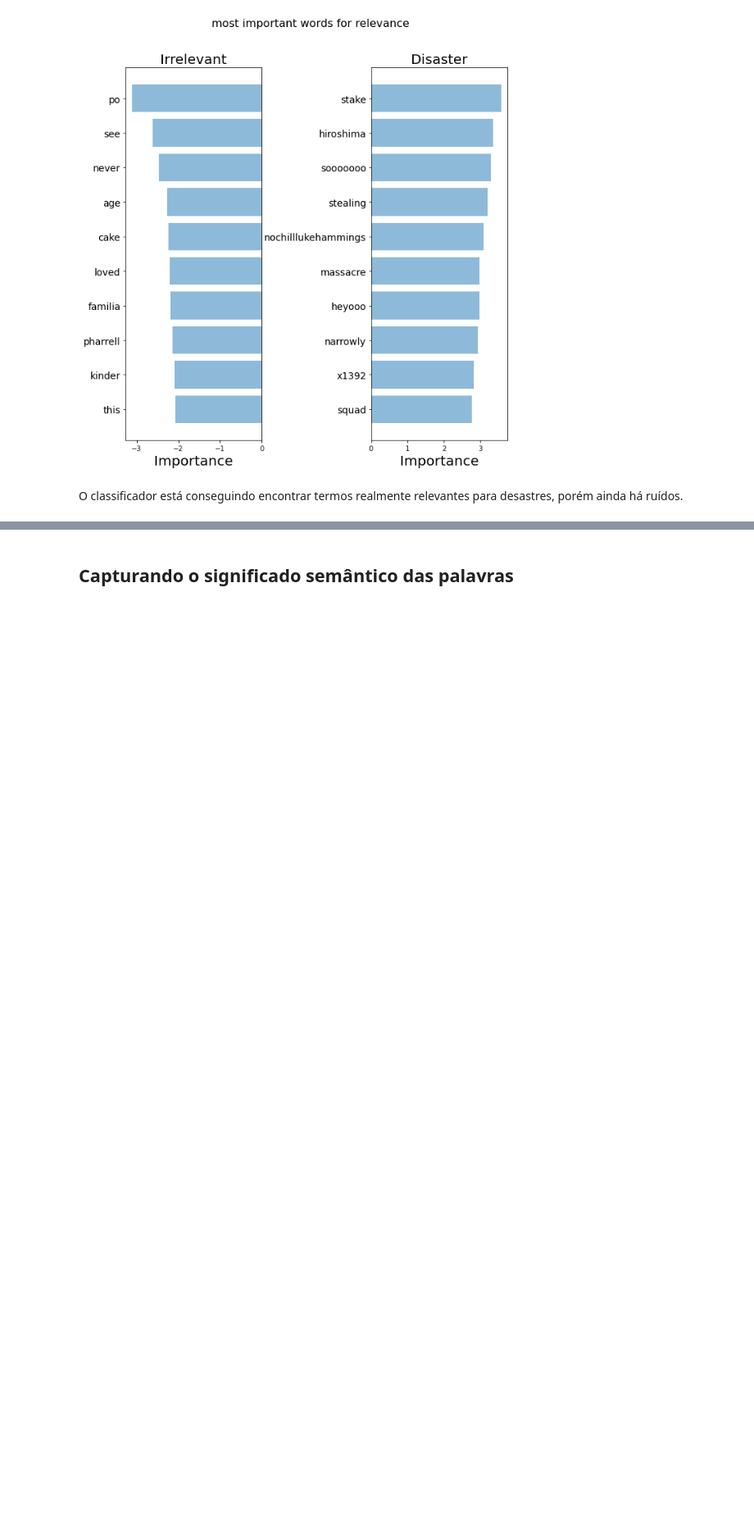
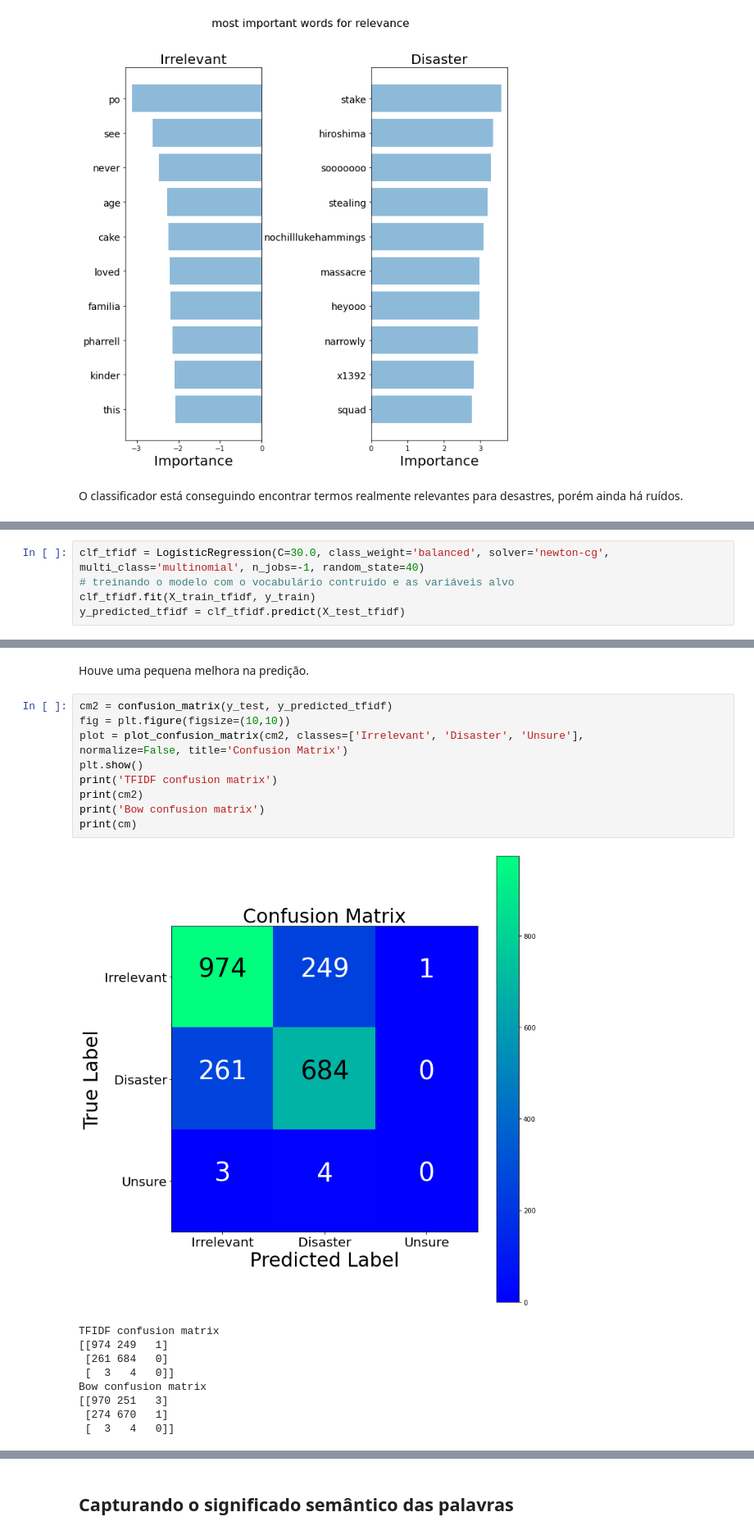
Before and after one commit to felypemaciel/atlantico-bootcamp, a Jupyter notebook: trailhead/nlp/01_nlp_ml.ipynb, the cells around one changed output, grey strips where cells are left out. Shown at 82% size. Drawn from its saved outputs; the diff is of its cells as text; blank space fills up the shorter version.

```diff
--- a/trailhead/nlp/01_nlp_ml.ipynb
+++ b/trailhead/nlp/01_nlp_ml.ipynb
@@ -202,0 +224,6 @@ O classificador está conseguindo encontrar termos realmente relevantes para des
+# %%
+clf_tfidf = LogisticRegression(C=30.0, class_weight='balanced', solver='newton-cg',
+multi_class='multinomial', n_jobs=-1, random_state=40)
+# treinando o modelo com o vocabulário contruido e as variáveis alvo
+clf_tfidf.fit(X_train_tfidf, y_train)
+y_predicted_tfidf = clf_tfidf.predict(X_test_tfidf)
@@ -202,0 +235,22 @@ O classificador está conseguindo encontrar termos realmente relevantes para des
+# %% [markdown]
+Houve uma pequena melhora na predição.
+# %%
+cm2 = confusion_matrix(y_test, y_predicted_tfidf)
+fig = plt.figure(figsize=(10,10))
+plot = plot_confusion_matrix(cm2, classes=['Irrelevant', 'Disaster', 'Unsure'],
+normalize=False, title='Confusion Matrix')
+plt.show()
+print('TFIDF confusion matrix')
+print(cm2)
+print('Bow confusion matrix')
+print(cm)
+# %% [output]
+[figure, added]
+TFIDF confusion matrix
+[[974 249   1]
+ [261 684   0]
+ [  3   4   0]]
+Bow confusion matrix
+[[970 251   3]
+ [274 670   1]
+ [  3   4   0]]
```
Also changed, not shown: parts of 15 cells of this notebook, 3 other files.
